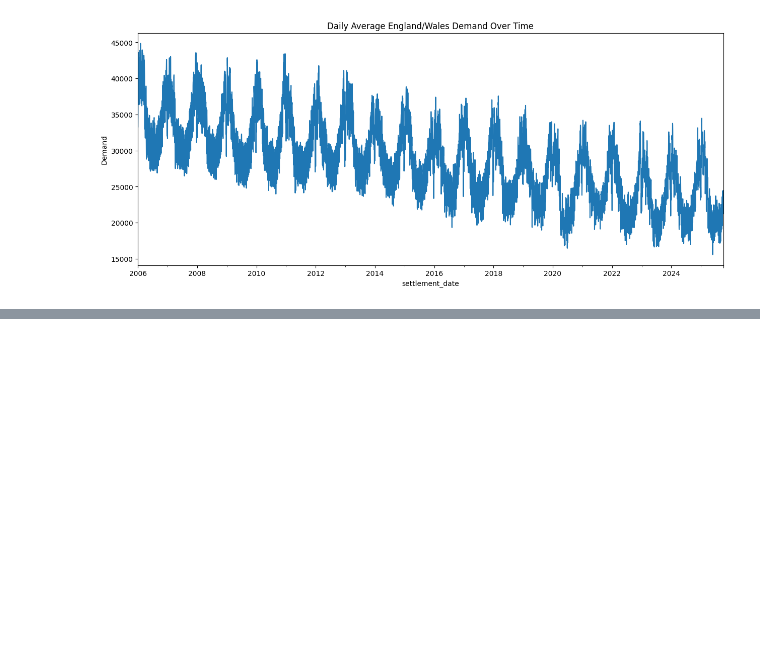
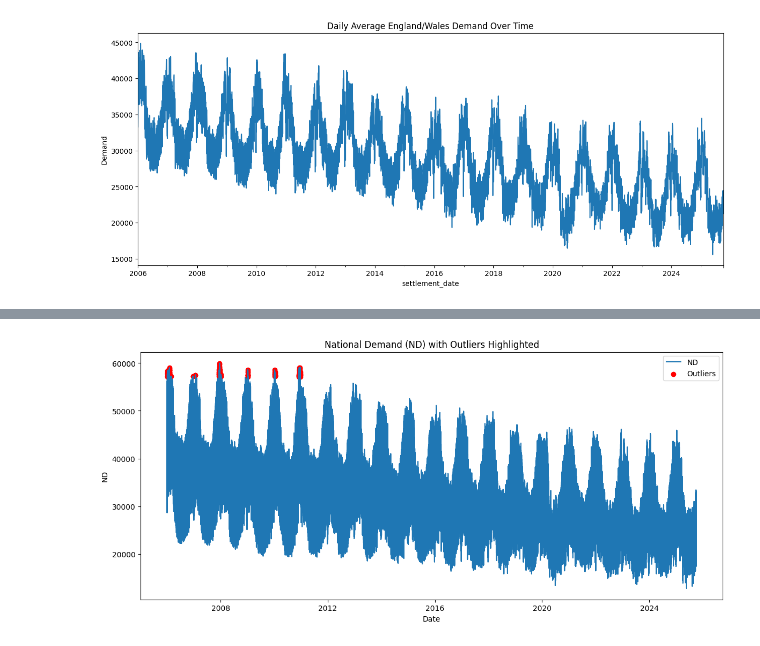
Before and after one commit to Iljas-Leys/null, a Jupyter notebook: dataset_demanddata/1_scrape_EDAdemanddata.ipynb, the cells around one changed output, grey strips where cells are left out. Cells and saved outputs as stored; diff of their text form; code cells hidden in the pictures; blank space fills up the shorter version.

```diff
--- a/dataset_demanddata/1_scrape_EDAdemanddata.ipynb
+++ b/dataset_demanddata/1_scrape_EDAdemanddata.ipynb
@@ -404,0 +467,10 @@ print(len(df))
+# %%
+Q1 = df['nd'].quantile(0.25)
+Q3 = df['nd'].quantile(0.75)
+IQR = Q3 - Q1
+lower_bound = Q1 - 1.5 * IQR
+upper_bound = Q3 + 1.5 * IQR
+
+nd_outliers = df[(df['nd'] < lower_bound) | (df['nd'] > upper_bound)]
+print(f"ND outliers count: {nd_outliers.shape[0]}")  # should be ~143
+print(nd_outliers[['settlement_date', 'nd']])
@@ -404,0 +493,11 @@ print(len(df))
+# %%
+plt.figure(figsize=(14,6))
+plt.plot(df['settlement_date'], df['nd'], label='ND')
+plt.scatter(nd_outliers['settlement_date'], nd_outliers['nd'], color='red', label='Outliers')
+plt.title('National Demand (ND) with Outliers Highlighted')
+plt.xlabel('Date')
+plt.ylabel('ND')
+plt.legend()
+plt.show()
+# %% [output]
+[figure, added]
```
Also changed, not shown: parts of 19 cells of this notebook, 5 other files.
